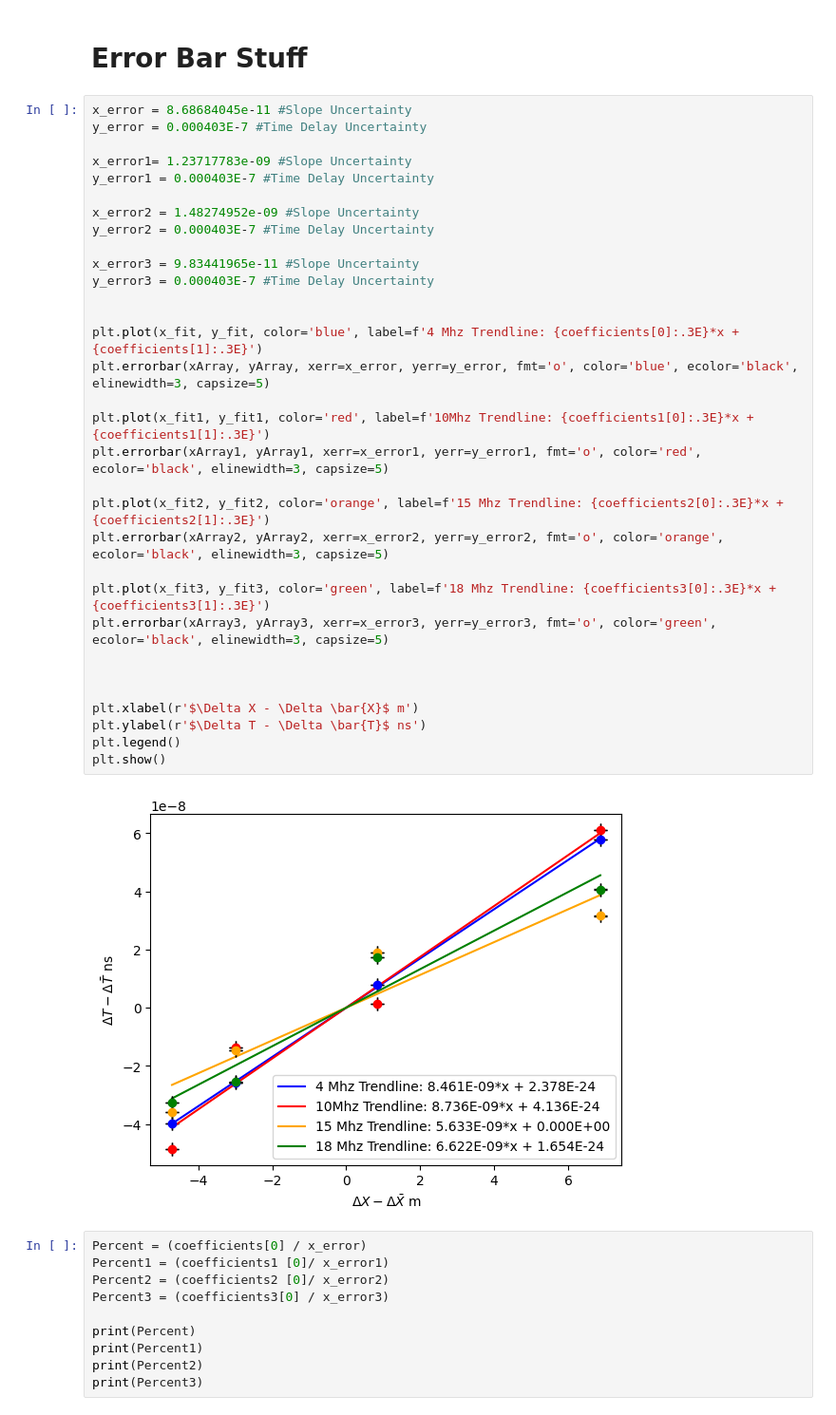
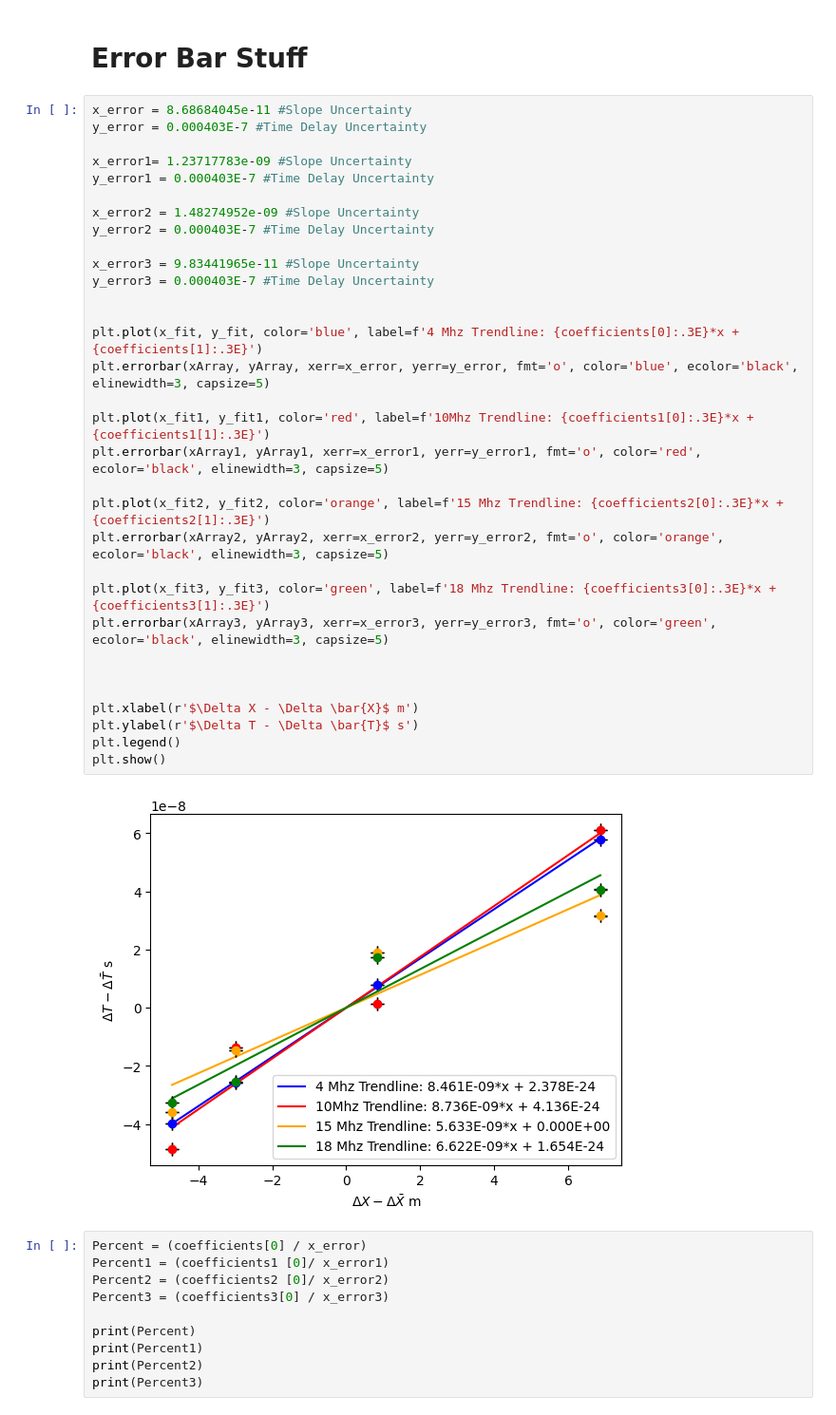
Before and after one commit to ChristianArgueta/PHSX-616, a Jupyter notebook: Speed of Light.ipynb, the cells around one changed output. Shown: that part at 95% size. Drawn from its saved outputs; the diff is of its cells as text.

```diff
--- a/Speed of Light.ipynb
+++ b/Speed of Light.ipynb
@@ -225,35 +225,35 @@ x_error = 8.68684045e-11 #Slope Uncertainty
 y_error = 0.000403E-7 #Time Delay Uncertainty
 
 x_error1= 1.23717783e-09 #Slope Uncertainty
 y_error1 = 0.000403E-7 #Time Delay Uncertainty
 
 x_error2 = 1.48274952e-09 #Slope Uncertainty
 y_error2 = 0.000403E-7 #Time Delay Uncertainty
 
 x_error3 = 9.83441965e-11 #Slope Uncertainty
 y_error3 = 0.000403E-7 #Time Delay Uncertainty
 
 
 plt.plot(x_fit, y_fit, color='blue', label=f'4 Mhz Trendline: {coefficients[0]:.3E}*x + {coefficients[1]:.3E}')
 plt.errorbar(xArray, yArray, xerr=x_error, yerr=y_error, fmt='o', color='blue', ecolor='black', elinewidth=3, capsize=5)
 
 plt.plot(x_fit1, y_fit1, color='red', label=f'10Mhz Trendline: {coefficients1[0]:.3E}*x + {coefficients1[1]:.3E}')
 plt.errorbar(xArray1, yArray1, xerr=x_error1, yerr=y_error1, fmt='o', color='red', ecolor='black', elinewidth=3, capsize=5)
 
 plt.plot(x_fit2, y_fit2, color='orange', label=f'15 Mhz Trendline: {coefficients2[0]:.3E}*x + {coefficients2[1]:.3E}')
 plt.errorbar(xArray2, yArray2, xerr=x_error2, yerr=y_error2, fmt='o', color='orange', ecolor='black', elinewidth=3, capsize=5)
 
 plt.plot(x_fit3, y_fit3, color='green', label=f'18 Mhz Trendline: {coefficients3[0]:.3E}*x + {coefficients3[1]:.3E}')
 plt.errorbar(xArray3, yArray3, xerr=x_error3, yerr=y_error3, fmt='o', color='green', ecolor='black', elinewidth=3, capsize=5)
 
 
 
 plt.xlabel(r'$\Delta X - \Delta \bar{X}$ m')
-plt.ylabel(r'$\Delta T - \Delta \bar{T}$ ns')
+plt.ylabel(r'$\Delta T - \Delta \bar{T}$ s')
 plt.legend()
 plt.show()
 # %% [output]
-[figure, old version]
+[figure, new version]
 # %%
 Percent = (coefficients[0] / x_error)
 Percent1 = (coefficients1 [0]/ x_error1)
```
